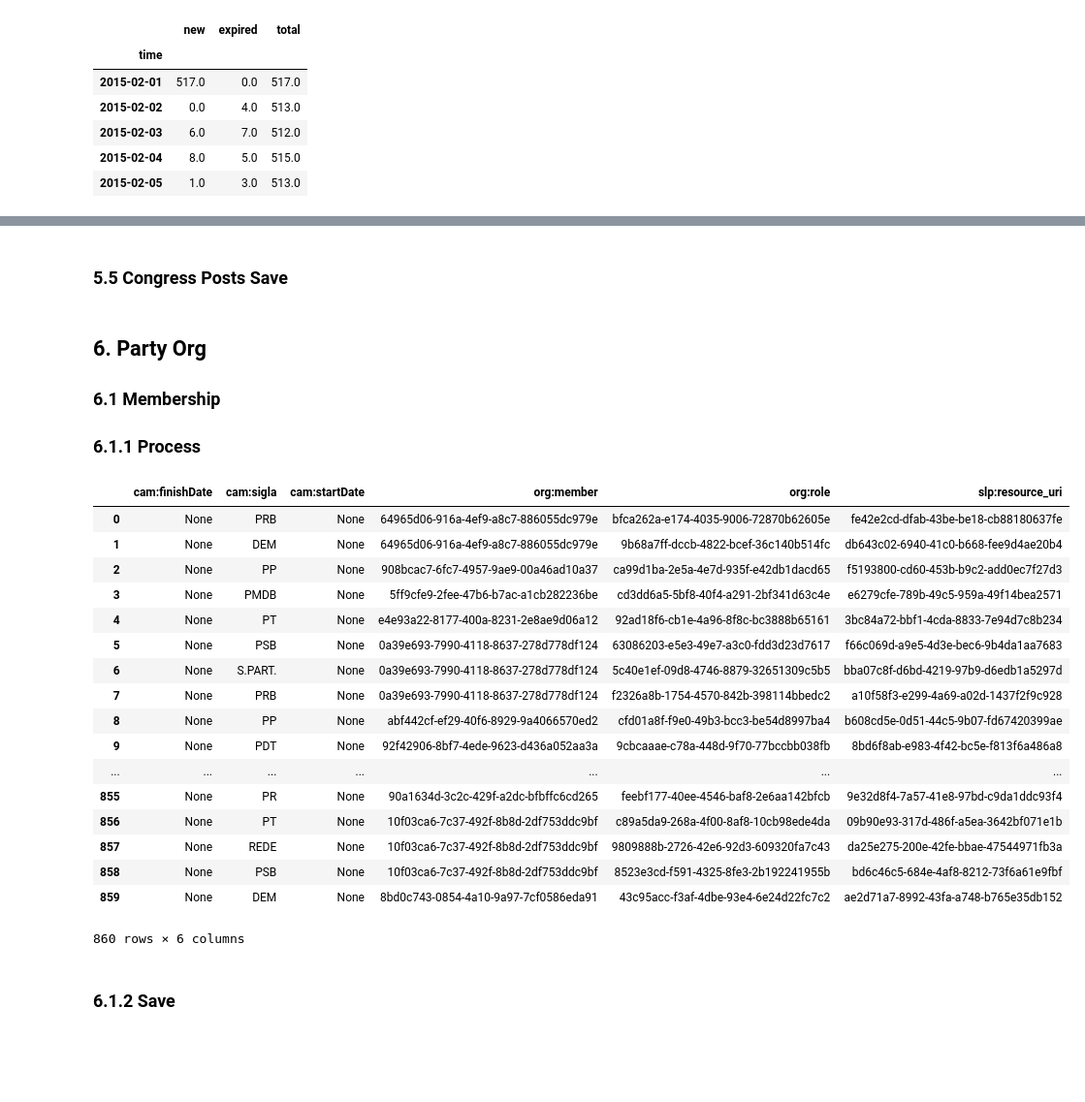
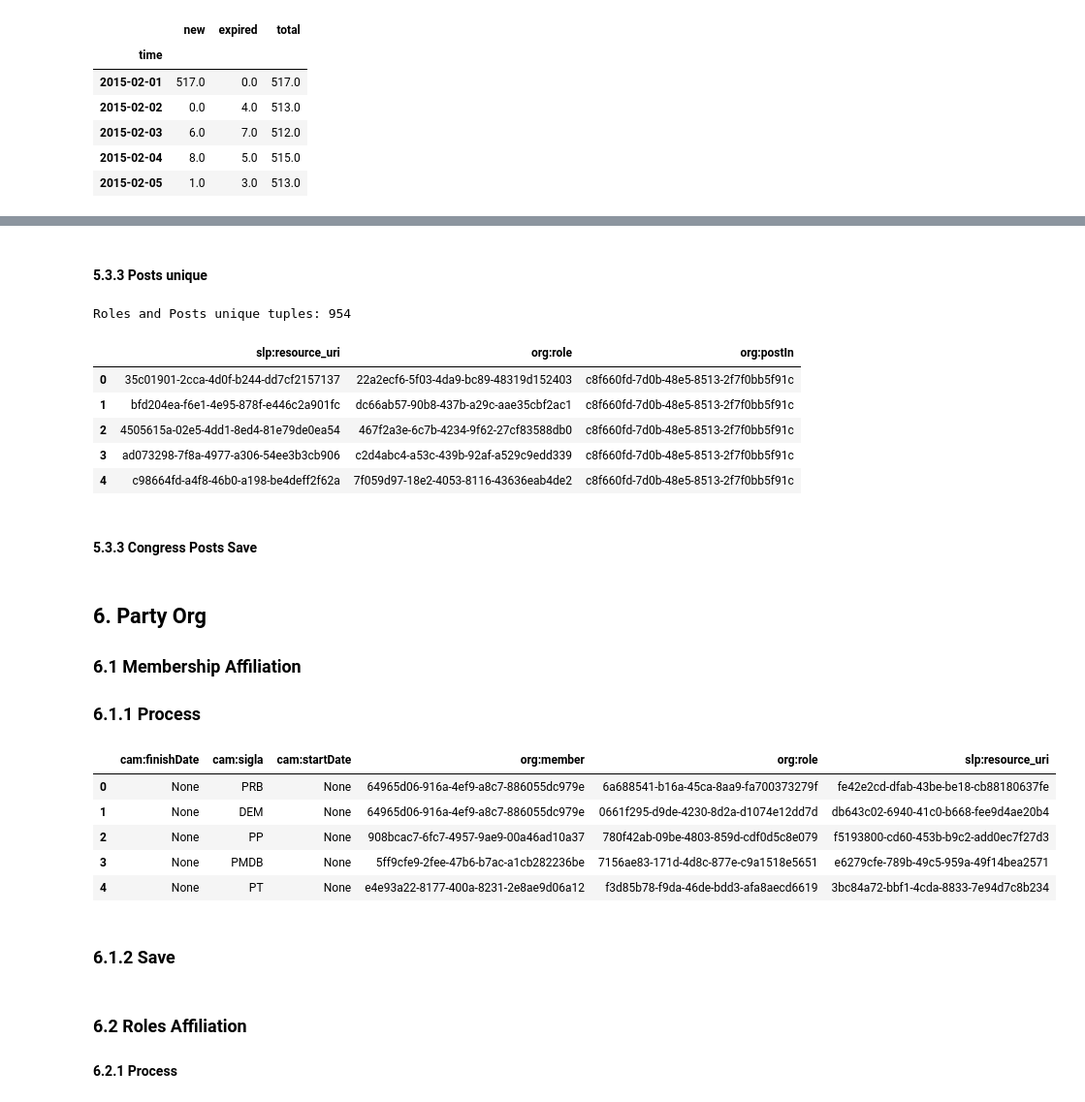
Before and after one commit to guilhermevarela/polare_scrapper, a Jupyter notebook: Congressmen.ipynb, the cells around one changed output, grey strips where cells are left out. Shown at 97% size. Cells and saved outputs as stored; diff of their text form; code cells hidden in the pictures; blank space fills up the shorter version.

Commit message:
notebooks: Roles and Posts updated

```diff
--- a/Congressmen.ipynb
+++ b/Congressmen.ipynb
@@ -254,3 +264,21 @@ KeyError: 'total'
+# %% [markdown]
+ #### 5.3.3 Posts unique
+# %%
+df = df[['org:post','org:role']]
+df.drop_duplicates(subset=['org:post','org:role'], keep='first', inplace=True)
+df = df.rename({'org:post':'slp:resource_uri'}, axis='columns')
+df['org:postIn'] = CAMARA_URI
+print('Roles and Posts unique tuples:', df.shape[0])
+
+df.head()
+# %% [output]
+Roles and Posts unique tuples: 954
+|  | slp:resource_uri | org:role | org:postIn |
+| 0 | 35c01901-2cca-4d0f-b244-dd7cf2157137 | 22a2ecf6-5f03-4da9-bc89-48319d152403 | c8f660fd-7d0b-48e5-8513-2f7f0bb5f91c |
+| 1 | bfd204ea-f6e1-4e95-878f-e446c2a901fc | dc66ab57-90b8-437b-a29c-aae35cbf2ac1 | c8f660fd-7d0b-48e5-8513-2f7f0bb5f91c |
+| 2 | 4505615a-02e5-4dd1-8ed4-81e79de0ea54 | 467f2a3e-6c7b-4234-9f62-27cf83588db0 | c8f660fd-7d0b-48e5-8513-2f7f0bb5f91c |
+| 3 | ad073298-7f8a-4977-a306-54ee3b3cb906 | c2d4abc4-a53c-439b-92af-a529c9edd339 | c8f660fd-7d0b-48e5-8513-2f7f0bb5f91c |
+| 4 | c98664fd-a4f8-46b0-a198-be4deff2f62a | 7f059d97-18e2-4053-8116-43636eab4de2 | c8f660fd-7d0b-48e5-8513-2f7f0bb5f91c |
 # %% [markdown]
- ### 5.5  Congress Posts Save
+ #### 5.3.3  Congress Posts Save
 # %%
@@ -260,52 +288,39 @@ df.to_csv(file_path, sep=';', encoding='utf-8', index=None)
 # %% [markdown]
  ## 6. Party Org
 
- ### 6.1 Membership
+ ### 6.1 Membership Affiliation
 
  ### 6.1.1 Process
 # %%
 mapping = {
     'cam:sigla': 'cam:sigla',
     'cam:dataInicio': 'cam:startDate',
     'cam:dataFim': 'cam:finishDate',
     'slp:resource_uri':'slp:resource_uri'
 }
 
 memberships = []
 for cwm_d in congressmen_with_memberships:
     member_uri = cwm_d['slp:resource_uri']
     affiliations = cwm_d['affiliations']
     if affiliations:
         for affiliation_d in affiliations:
             memberships_d = {mapping[k]: affiliation_d.get(k, None) for k in mapping}
             if memberships_d:
                 memberships_d['org:member'] = member_uri
                 memberships_d['org:role'] = str(uuid4())
-#                 memberships_d['org:postIn'] = parties_d[affiliation_d['cam:sigla']]
                 memberships.append(memberships_d)
 
 
 df = pd.DataFrame.from_dict(memberships)
-df.head(5000)
+df.head()
 # %% [output]
 |  | cam:finishDate | cam:sigla | cam:startDate | org:member | org:role | slp:resource_uri |
-| 0 | None | PRB | None | 64965d06-916a-4ef9-a8c7-886055dc979e | bfca262a-e174-4035-9006-72870b62605e | fe42e2cd-dfab-43be-be18-cb88180637fe |
-| 1 | None | DEM | None | 64965d06-916a-4ef9-a8c7-886055dc979e | 9b68a7ff-dccb-4822-bcef-36c140b514fc | db643c02-6940-41c0-b668-fee9d4ae20b4 |
-| 2 | None | PP | None | 908bcac7-6fc7-4957-9ae9-00a46ad10a37 | ca99d1ba-2e5a-4e7d-935f-e42db1dacd65 | f5193800-cd60-453b-b9c2-add0ec7f27d3 |
-| 3 | None | PMDB | None | 5ff9cfe9-2fee-47b6-b7ac-a1cb282236be | cd3dd6a5-5bf8-40f4-a291-2bf341d63c4e | e6279cfe-789b-49c5-959a-49f14bea2571 |
-| 4 | None | PT | None | e4e93a22-8177-400a-8231-2e8ae9d06a12 | 92ad18f6-cb1e-4a96-8f8c-bc3888b65161 | 3bc84a72-bbf1-4cda-8833-7e94d7c8b234 |
-| 5 | None | PSB | None | 0a39e693-7990-4118-8637-278d778df124 | 63086203-e5e3-49e7-a3c0-fdd3d23d7617 | f66c069d-a9e5-4d3e-bec6-9b4da1aa7683 |
-| 6 | None | S.PART. | None | 0a39e693-7990-4118-8637-278d778df124 | 5c40e1ef-09d8-4746-8879-32651309c5b5 | bba07c8f-d6bd-4219-97b9-d6edb1a5297d |
-| 7 | None | PRB | None | 0a39e693-7990-4118-8637-278d778df124 | f2326a8b-1754-4570-842b-398114bbedc2 | a10f58f3-e299-4a69-a02d-1437f2f9c928 |
-| 8 | None | PP | None | abf442cf-ef29-40f6-8929-9a4066570ed2 | cfd01a8f-f9e0-49b3-bcc3-be54d8997ba4 | b608cd5e-0d51-44c5-9b07-fd67420399ae |
-| 9 | None | PDT | None | 92f42906-8bf7-4ede-9623-d436a052aa3a | 9cbcaaae-c78a-448d-9f70-77bccbb038fb | 8bd6f8ab-e983-4f42-bc5e-f813f6a486a8 |
-| ... | ... | ... | ... | ... | ... | ... |
-| 855 | None | PR | None | 90a1634d-3c2c-429f-a2dc-bfbffc6cd265 | feebf177-40ee-4546-baf8-2e6aa142bfcb | 9e32d8f4-7a57-41e8-97bd-c9da1ddc93f4 |
-| 856 | None | PT | None | 10f03ca6-7c37-492f-8b8d-2df753ddc9bf | c89a5da9-268a-4f00-8af8-10cb98ede4da | 09b90e93-317d-486f-a5ea-3642bf071e1b |
-| 857 | None | REDE | None | 10f03ca6-7c37-492f-8b8d-2df753ddc9bf | 9809888b-2726-42e6-92d3-609320fa7c43 | da25e275-200e-42fe-bbae-47544971fb3a |
-| 858 | None | PSB | None | 10f03ca6-7c37-492f-8b8d-2df753ddc9bf | 8523e3cd-f591-4325-8fe3-2b192241955b | bd6c46c5-684e-4af8-8212-73f6a61e9fbf |
-| 859 | None | DEM | None | 8bd0c743-0854-4a10-9a97-7cf0586eda91 | 43c95acc-f3af-4dbe-93e4-6e24d22fc7c2 | ae2d71a7-8992-43fa-a748-b765e35db152 |
+| 0 | None | PRB | None | 64965d06-916a-4ef9-a8c7-886055dc979e | 6a688541-b16a-45ca-8aa9-fa700373279f | fe42e2cd-dfab-43be-be18-cb88180637fe |
+| 1 | None | DEM | None | 64965d06-916a-4ef9-a8c7-886055dc979e | 0661f295-d9de-4230-8d2a-d1074e12dd7d | db643c02-6940-41c0-b668-fee9d4ae20b4 |
+| 2 | None | PP | None | 908bcac7-6fc7-4957-9ae9-00a46ad10a37 | 780f42ab-09be-4803-859d-cdf0d5c8e079 | f5193800-cd60-453b-b9c2-add0ec7f27d3 |
+| 3 | None | PMDB | None | 5ff9cfe9-2fee-47b6-b7ac-a1cb282236be | 7156ae83-171d-4d8c-877e-c9a1518e5651 | e6279cfe-789b-49c5-959a-49f14bea2571 |
+| 4 | None | PT | None | e4e93a22-8177-400a-8231-2e8ae9d06a12 | f3d85b78-f9da-46de-bdd3-afa8aecd6619 | 3bc84a72-bbf1-4cda-8833-7e94d7c8b234 |
-860 rows × 6 columns
 # %% [markdown]
  ### 6.1.2 Save
 # %%
@@ -313,2 +328,6 @@ filename = 'memberships_with_parties-{:}.csv'.format(PROV)
 file_path = '{:}{:}{:}'.format(MEMBERSHIPS_PATH, SUB_DIR, filename)
 df.to_csv(file_path, sep=';', encoding='utf-8', index=None)
+# %% [markdown]
+### 6.2 Roles Affiliation
+
+#### 6.2.1 Process
```
Also changed, not shown: parts of 24 cells of this notebook, 23 other files.
